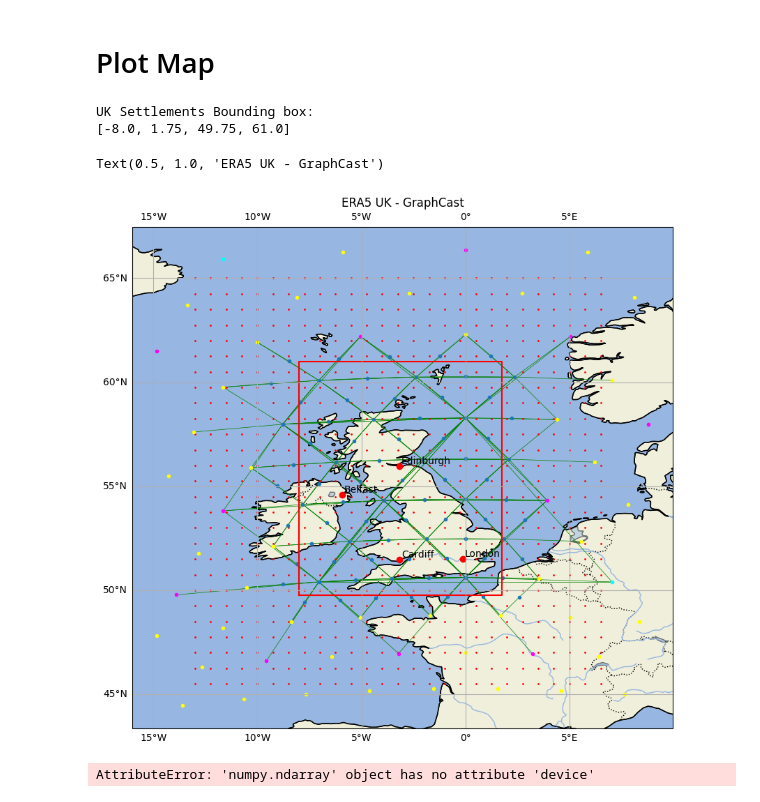
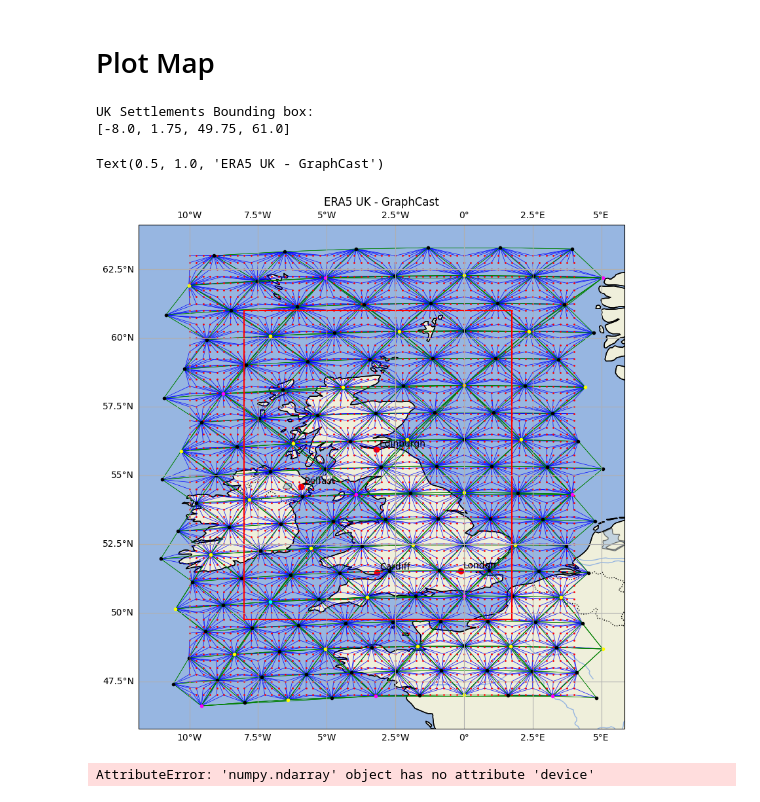
Before and after one commit to bet20ICL/neural-lam, a Jupyter notebook: notebooks/plot_map.ipynb, the cells around one changed output. Saved outputs shown, nothing was run; the diff lists cells and outputs as text; code cells hidden in the pictures.

Commit message:
clean plot_maps, fix create mesh

```diff
--- a/notebooks/plot_map.ipynb
+++ b/notebooks/plot_map.ipynb
@@ -180,2 +131,14 @@ coarse_graph_name = "uk_big_coarse_ico"
+# %%
+dataset = "era5_uk_small"
+graph_name = "uk_small_ico"
+
+dataset = "era5_uk"
+graph_name = "uk_ico"
+
+# dataset = "era5_uk_big"
+# graph_name = "uk_big_ico"
+
+dataset_coarse = "era5_uk_big_coarse"
+coarse_graph_name = "uk_big_coarse_ico"
 # %%
 graph = load_graph(dataset, graph_name)
@@ -221,40 +182,45 @@ cities = {
     'Cardiff': (-3.1791, 51.4816),
     'Belfast': (-5.9301, 54.5973)
 }
 add_cities(ax, cities)
 
+g2m_edges(ax, graph.grid_xy, graph.mesh_pos, graph.g2m_edge_set)
+m2m_edges(ax, graph.mesh_pos, graph.m2m_edge_set)
+# m2g_edges(ax, graph.grid_xy, graph.mesh_pos, graph.m2g_edge_set)
+grid_points(ax, graph.grid_xy, "red")
+mesh_points(ax, graph.mesh_pos, graph.mesh_node_levels)
 
 # m2m_edges(ax, graph.mesh_pos, graph.m2m_edge_set)
 # grid_points(ax, graph.grid_xy, "red")
 # mesh_points(ax, graph.mesh_pos, graph.mesh_node_levels)
 
 # m2m_edges(ax, coarse_graph.mesh_pos, coarse_graph.m2m_edge_set)
 # grid_points(ax, coarse_graph.grid_xy, "red")
 # mesh_points(ax, coarse_graph.mesh_pos, coarse_graph.mesh_node_levels)
 
-coarse2fine_edges(ax, coarse_graph.mesh_pos, graph.mesh_pos, coarse2fine_edge_set)
-# m2m_edges(ax, full_coarse_graph.mesh_pos, full_coarse_graph.m2m_edge_set)
-grid_points(ax, coarse_graph.grid_xy, "red")
-mesh_points(ax, coarse_graph.mesh_pos, coarse_graph.mesh_node_levels)
-# mesh_points(ax, graph.mesh_pos, graph.mesh_node_levels)
-mesh_points(ax, graph.mesh_pos)
+# coarse2fine_edges(ax, coarse_graph.mesh_pos, graph.mesh_pos, coarse2fine_edge_set)
+# # m2m_edges(ax, full_coarse_graph.mesh_pos, full_coarse_graph.m2m_edge_set)
+# grid_points(ax, coarse_graph.grid_xy, "red")
+# mesh_points(ax, coarse_graph.mesh_pos, coarse_graph.mesh_node_levels)
+# # mesh_points(ax, graph.mesh_pos, graph.mesh_node_levels)
+# mesh_points(ax, graph.mesh_pos)
 
 uk_settlments = [-8.00, 1.75, 49.75, 61.00]
 print("UK Settlements Bounding box:")
 print(uk_settlments)
 bounding_box(ax, uk_settlments)
 
 # Add gridlines
 gl = ax.gridlines(draw_labels=True)
 gl.top_lables = False
 gl.right_labels = False
 
 plt.title('ERA5 UK - GraphCast')
 # %% [output]
 UK Settlements Bounding box:
 [-8.0, 1.75, 49.75, 61.0]
 Text(0.5, 1.0, 'ERA5 UK - GraphCast')
-[figure, old version]
+[figure, new version]
 # %%
 # import networkx as nx
 import dgl
```
Also changed, not shown: parts of 4 cells of this notebook, 3 other files.
